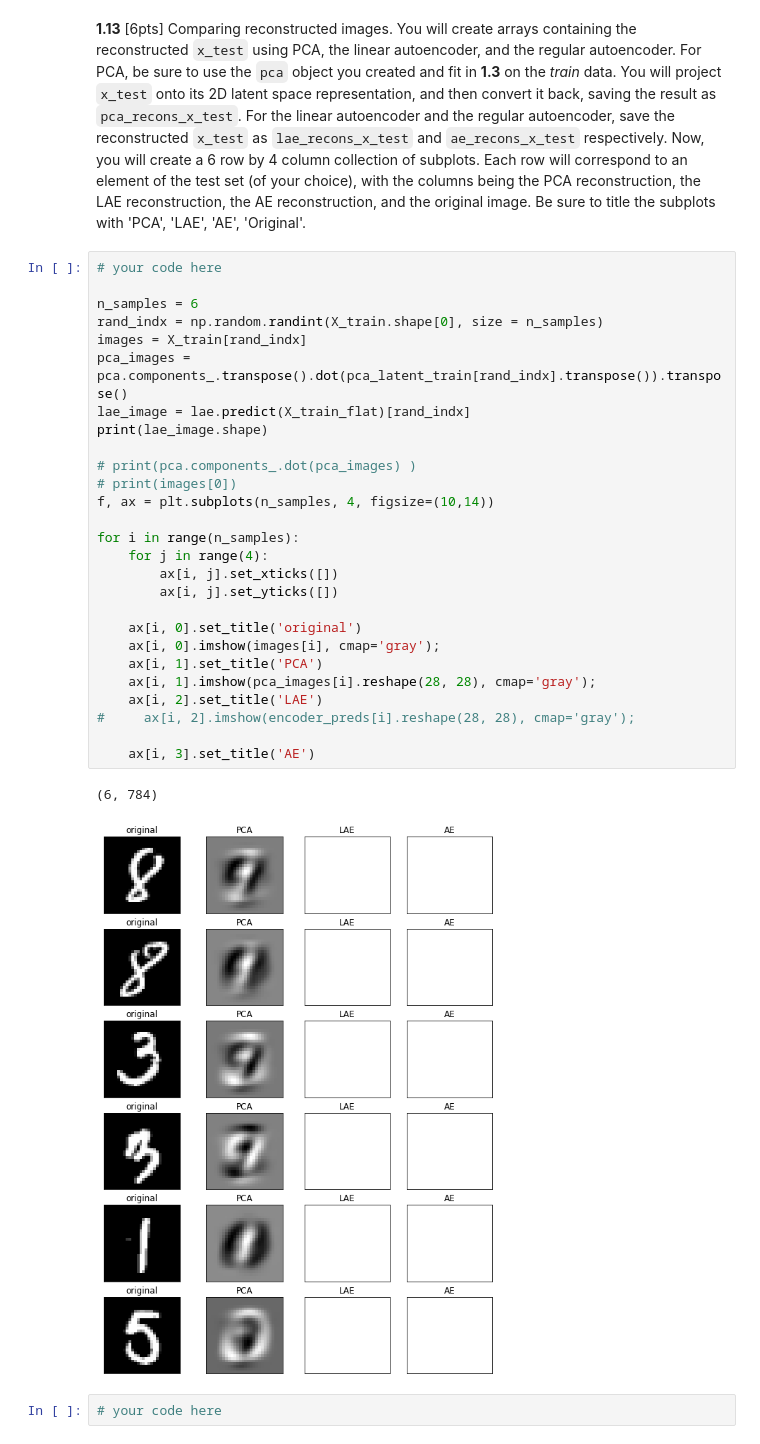
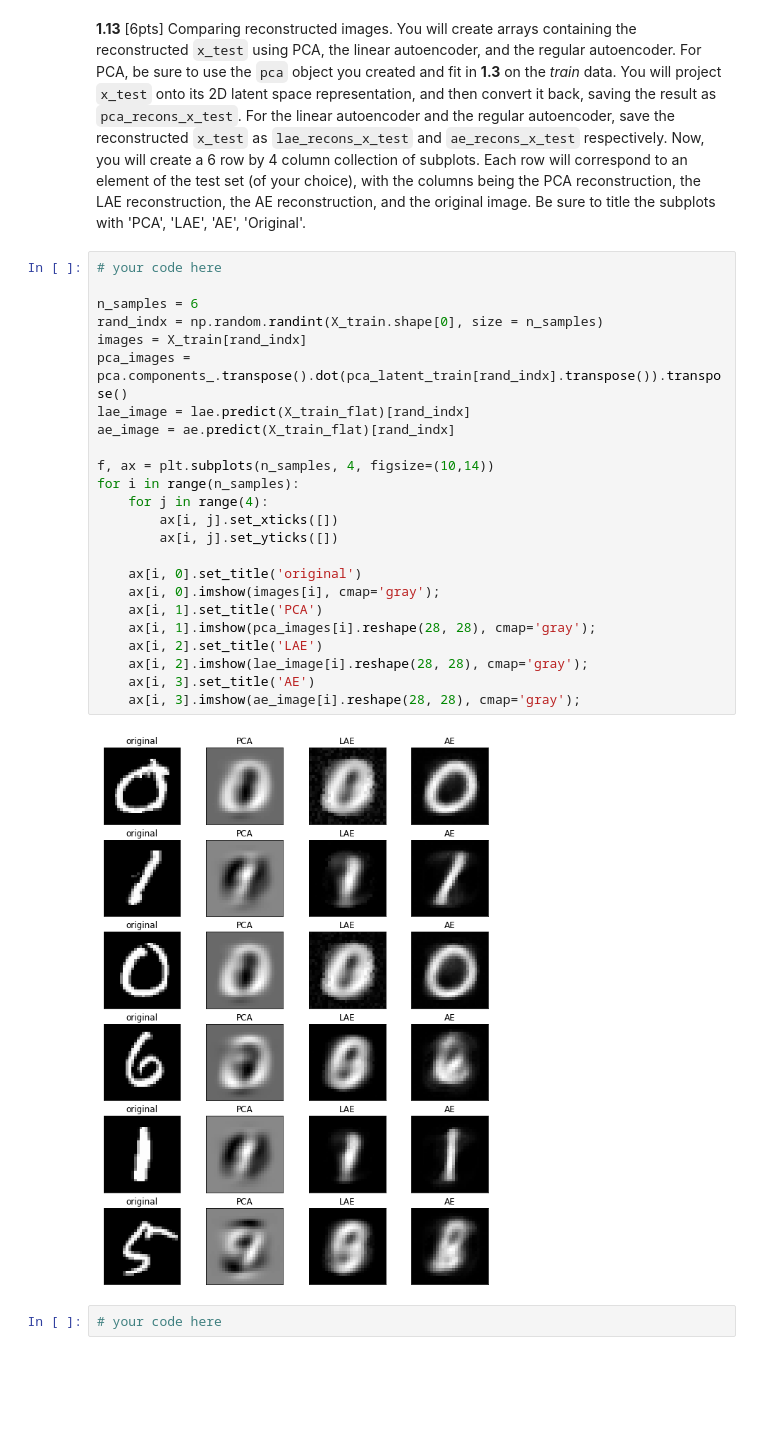
Before and after one commit to jackxxu/2020-CS109B, a Jupyter notebook: content/homeworks/hw05/notebook/cs109b-hw5-students.ipynb, the cells around one changed output. Saved outputs shown, nothing was run; the diff lists cells and outputs as text; blank space fills up the shorter version.

```diff
--- a/content/homeworks/hw05/notebook/cs109b-hw5-students.ipynb
+++ b/content/homeworks/hw05/notebook/cs109b-hw5-students.ipynb
@@ -374,33 +374,29 @@ I notice that multi-layer linear's model separates the points much better than t
 # %%
 # your code here
 
 n_samples = 6
 rand_indx = np.random.randint(X_train.shape[0], size = n_samples)
 images = X_train[rand_indx]
 pca_images = pca.components_.transpose().dot(pca_latent_train[rand_indx].transpose()).transpose()
 lae_image = lae.predict(X_train_flat)[rand_indx]
-print(lae_image.shape)
+ae_image = ae.predict(X_train_flat)[rand_indx]
 
-# print(pca.components_.dot(pca_images) )
-# print(images[0])
 f, ax = plt.subplots(n_samples, 4, figsize=(10,14))
-
 for i in range(n_samples):
     for j in range(4):
         ax[i, j].set_xticks([])
         ax[i, j].set_yticks([])
 
     ax[i, 0].set_title('original')
     ax[i, 0].imshow(images[i], cmap='gray');
     ax[i, 1].set_title('PCA')
     ax[i, 1].imshow(pca_images[i].reshape(28, 28), cmap='gray');
     ax[i, 2].set_title('LAE')
-#     ax[i, 2].imshow(encoder_preds[i].reshape(28, 28), cmap='gray');
-
+    ax[i, 2].imshow(lae_image[i].reshape(28, 28), cmap='gray');
     ax[i, 3].set_title('AE')
+    ax[i, 3].imshow(ae_image[i].reshape(28, 28), cmap='gray');
 # %% [output]
-(6, 784)
-[figure, old version]
+[figure, new version]
 # %%
 # your code here
 # %% [markdown]
```
Also changed, not shown: parts of 2 cells of this notebook.
